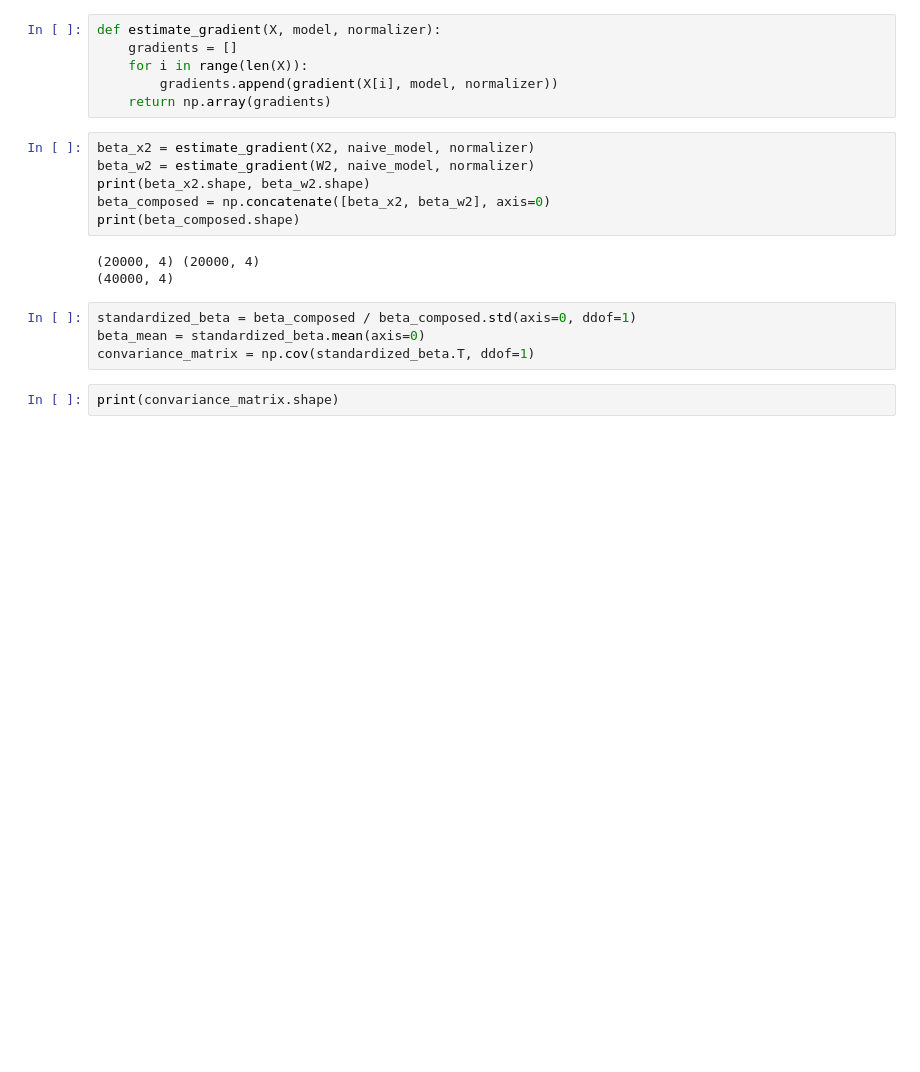
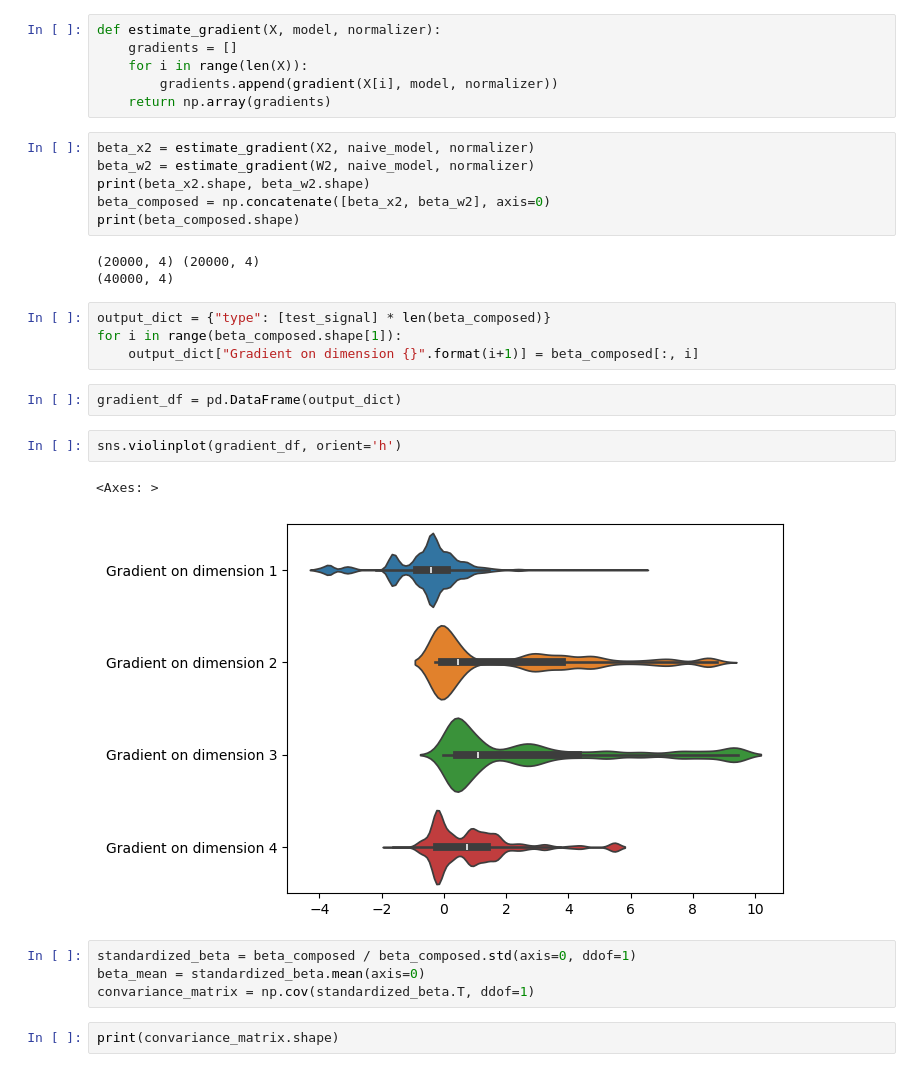
Before and after one commit to ZhengtingHe/ADwithNE, a Jupyter notebook: demo/analysis.ipynb, the cells around one changed output. Saved outputs shown, nothing was run; the diff lists cells and outputs as text; blank space fills up the shorter version.

```diff
--- a/demo/analysis.ipynb
+++ b/demo/analysis.ipynb
@@ -791,6 +713,17 @@ print(beta_composed.shape)
 # %% [output]
 (20000, 4) (20000, 4)
 (40000, 4)
+# %%
+output_dict = {"type": [test_signal] * len(beta_composed)}
+for i in range(beta_composed.shape[1]):
+    output_dict["Gradient on dimension {}".format(i+1)] = beta_composed[:, i]
+# %%
+gradient_df = pd.DataFrame(output_dict)
+# %%
+sns.violinplot(gradient_df, orient='h')
+# %% [output]
+<Axes: >
+[figure, added]
 # %%
 standardized_beta = beta_composed / beta_composed.std(axis=0, ddof=1)
 beta_mean = standardized_beta.mean(axis=0)
```
Also changed, not shown: parts of 13 cells of this notebook.
